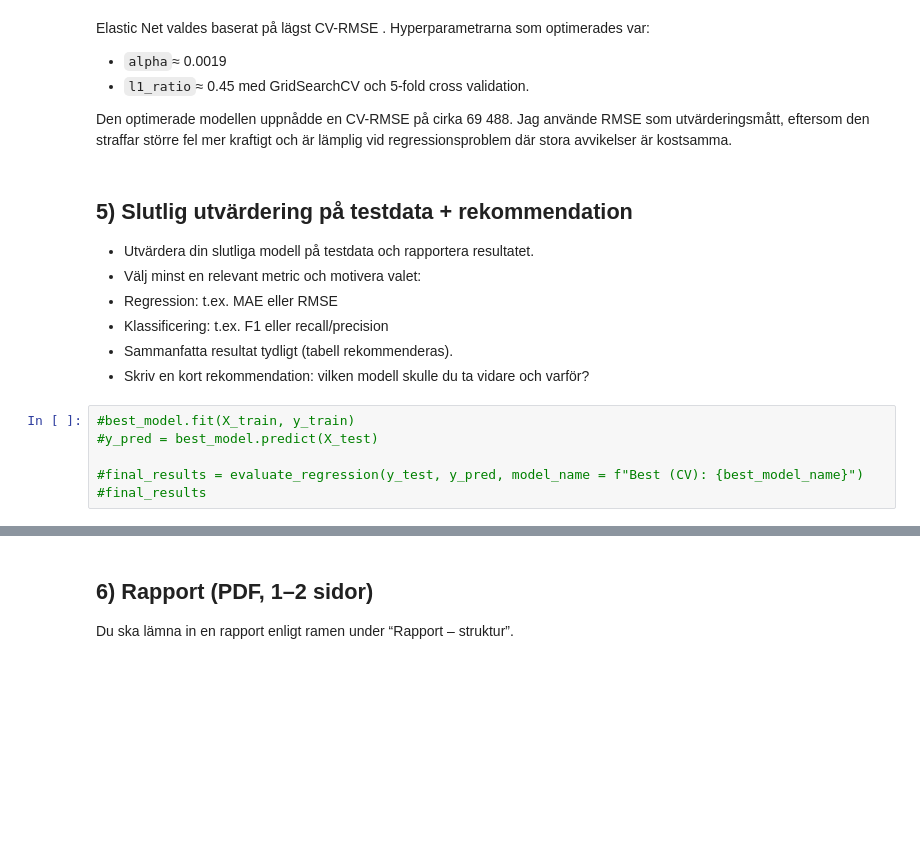
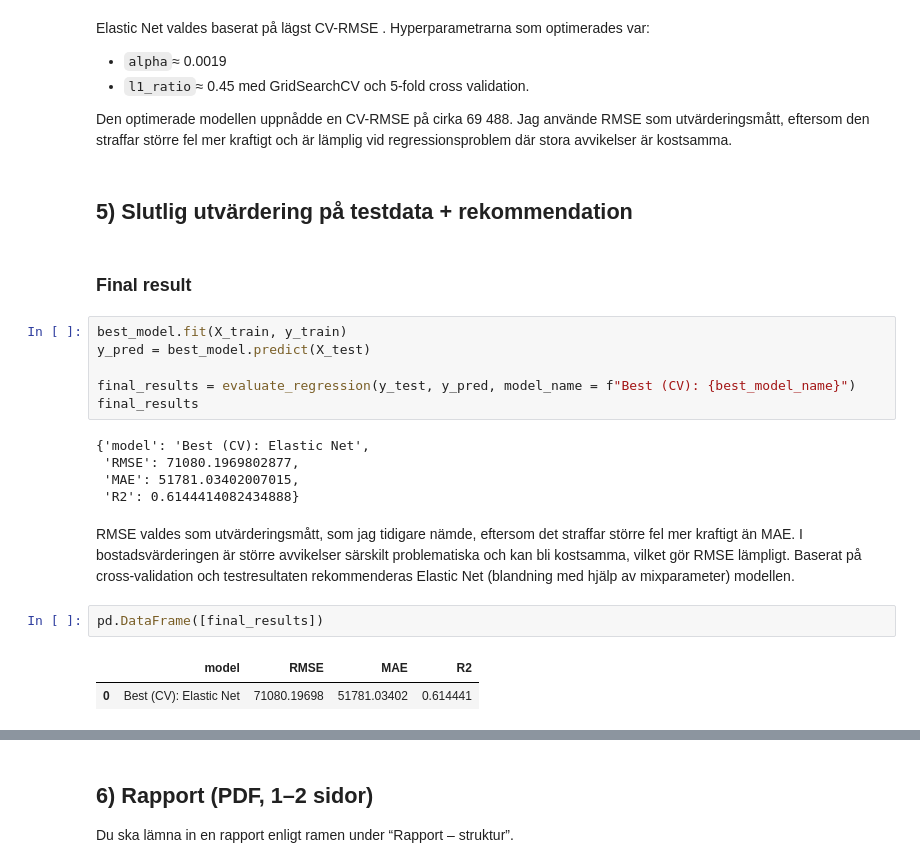
Before and after one commit to KataBeh/California-Housing, a Jupyter notebook: ML_Uppgift1_Katarina_Behrami.ipynb, the cells around one changed output, grey strips where cells are left out. Drawn from its saved outputs; the diff is of its cells as text; blank space fills up the shorter version.

Commit message:
Done with step 5: final result

```diff
--- a/ML_Uppgift1_Katarina_Behrami.ipynb
+++ b/ML_Uppgift1_Katarina_Behrami.ipynb
@@ -339,16 +339,24 @@ Den optimerade modellen uppnådde en CV-RMSE på cirka 69 488.
 Jag använde RMSE som utvärderingsmått, eftersom den straffar större fel mer kraftigt och är lämplig vid regressionsproblem där stora avvikelser är kostsamma.
 # %% [markdown]
 ## 5) Slutlig utvärdering på testdata + rekommendation
-
-- Utvärdera din slutliga modell på testdata och rapportera resultatet.
-- Välj minst en relevant metric och motivera valet:
-- Regression: t.ex. MAE eller RMSE
-- Klassificering: t.ex. F1 eller recall/precision
-- Sammanfatta resultat tydligt (tabell rekommenderas).
-- Skriv en kort rekommendation: vilken modell skulle du ta vidare och varför?
+# %% [markdown]
+### Final result
 # %%
-#best_model.fit(X_train, y_train)
-#y_pred = best_model.predict(X_test)
+best_model.fit(X_train, y_train)
+y_pred = best_model.predict(X_test)
 
-#final_results = evaluate_regression(y_test, y_pred, model_name = f"Best (CV): {best_model_name}")
-#final_results
+final_results = evaluate_regression(y_test, y_pred, model_name = f"Best (CV): {best_model_name}")
+final_results
+# %% [output]
+{'model': 'Best (CV): Elastic Net',
+ 'RMSE': 71080.1969802877,
+ 'MAE': 51781.03402007015,
+ 'R2': 0.6144414082434888}
+# %% [markdown]
+RMSE valdes som utvärderingsmått, som jag tidigare nämde, eftersom det straffar större fel mer kraftigt än MAE. I bostadsvärderingen är större avvikelser särskilt problematiska och kan bli kostsamma, vilket gör RMSE lämpligt.
+Baserat på cross-validation och testresultaten rekommenderas Elastic Net (blandning med hjälp av mixparameter) modellen.
+# %%
+pd.DataFrame([final_results])
+# %% [output]
+|  | model | RMSE | MAE | R2 |
+| 0 | Best (CV): Elastic Net | 71080.19698 | 51781.03402 | 0.614441 |
```
Also changed, not shown: parts of 1 cell of this notebook.
